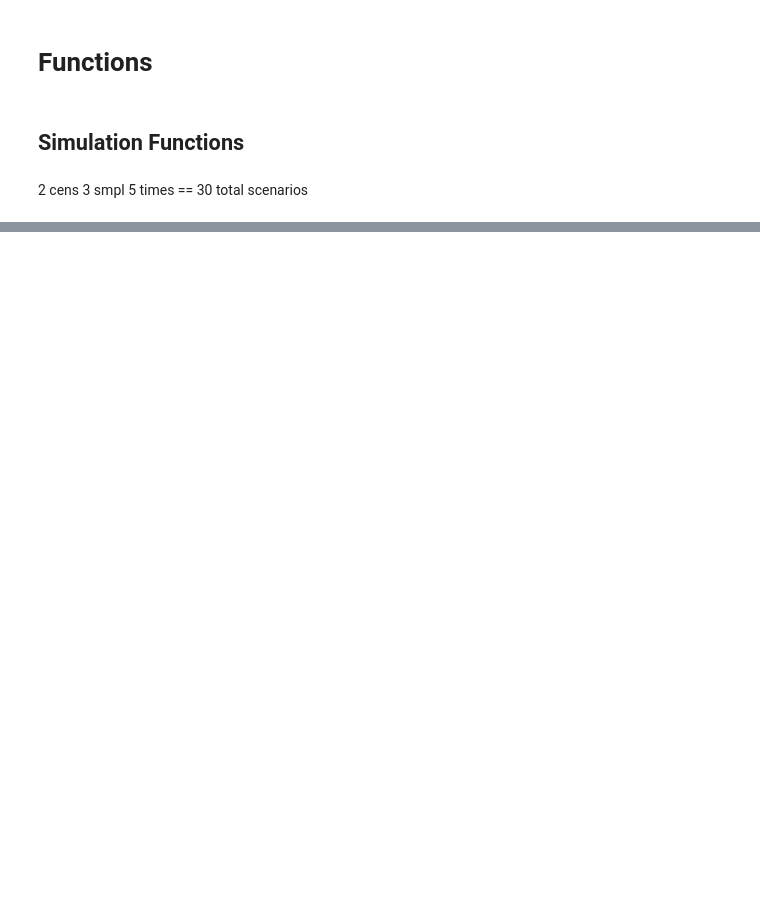
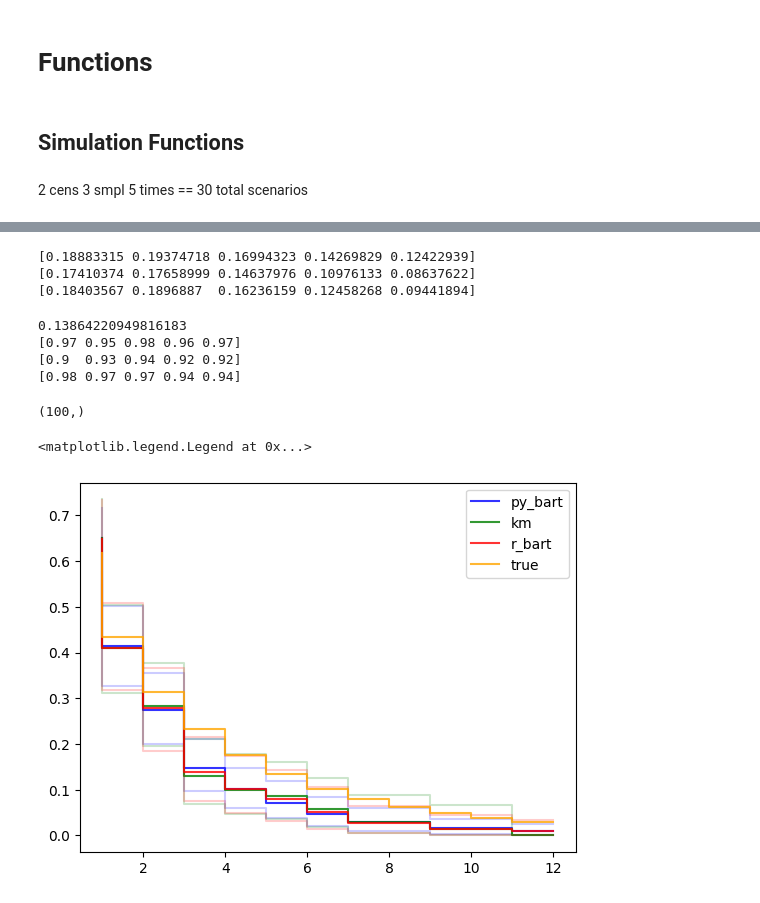
Before and after one commit to CDCgov/BART-Survival, a Jupyter notebook: notebook/functions1.ipynb, the cells around one changed output, grey strips where cells are left out. Cells and saved outputs as stored; diff of their text form; code cells hidden in the pictures; blank space fills up the shorter version.

```diff
--- a/notebook/functions1.ipynb
+++ b/notebook/functions1.ipynb
@@ -21,17 +32,12 @@ rng = np.random.default_rng(99)
 # %%
-x_mat = sm.get_x_matrix(
-    N = 100,
-    x_vars = 1,
-    VAR_CLASS=[2],
-    VAR_PROB=[1]
-)
-event_dict, sv_true, sv_scale_true = sm.simulate_survival(
-    x_mat = x_mat,
-    scale_f="2.5*x_mat[:,0]",
-    shape_f=".8",
-    cens_scale=2,
-    rng = rng
-)
-
-print(event_dict["cens_percentage"])
-event_dict["status"][event_dict["status"]==0].shape[0]/event_dict["status"].shape[0]
+# cns = []
+# for i in range(0,1000):
+#     event_dict, sv_true, sv_scale_true = sm.simulate_survival(
+#         x_mat = x_mat,
+#         scale_f="2.5*x_mat[:,0]",
+#         shape_f=".8",
+#         cens_scale=3.3,
+#         rng = rng
+#     )
+#     # print(event_dict["cens_percentage"])
+#     cns.append(event_dict["status"][event_dict["status"]==0].shape[0]/event_dict["status"].shape[0])
@@ -44,0 +347,45 @@ cens mean 5.51
+# %%
+print(np.array(k_ci_l_lst).mean(0))
+print(np.array(pb_ci_l_lst).mean(0))
+print(np.array(r_ci_l_lst).mean(0))
+# %% [output]
+[0.18883315 0.19374718 0.16994323 0.14269829 0.12422939]
+[0.17410374 0.17658999 0.14637976 0.10976133 0.08637622]
+[0.18403567 0.1896887  0.16236159 0.12458268 0.09441894]
+# %%
+
+
+
+print(np.array(k_cov_lst).sum(0)/100)
+print(np.array(pb_cov_lst).sum(0)/100)
+print(np.array(r_cov_lst).sum(0)/100)
+
+# np.array(qnt_t_lst).mean(0)
+print(np.array(cens_perc_lst).shape)
+# print(np.array(pb_rmse_lst).mean(0))
+# print(np.array(r_rmse_lst).mean(0))
+# %% [output]
+0.13864220949816183
+[0.97 0.95 0.98 0.96 0.97]
+[0.9  0.93 0.94 0.92 0.92]
+[0.98 0.97 0.97 0.94 0.94]
+(100,)
+# %%
+
+# ttt = np.arange(1, svv.shape[0]+1)
+ttt = uniq_t
+plt.step(ttt,pb_sv_m, color = "blue", alpha=0.8, label = "py_bart")
+plt.step(ttt, pb_sv_q[0,:], color="blue", alpha=0.2,)
+plt.step(ttt, pb_sv_q[1,:], color="blue", alpha=0.2)
+plt.step(ttt, k_sv_m, color="green", alpha=0.8, label="km")
+plt.step(ttt, k_sv_q[0,:], color="green", alpha=0.2)
+plt.step(ttt, k_sv_q[1,:], color="green", alpha=0.2)
+plt.step(ttt, r_sv_m, color = "red", alpha=0.8, label="r_bart")
+plt.step(ttt, r_sv_q[0,:], color = "red", alpha=0.2)
+plt.step(ttt, r_sv_q[1,:], color = "red", alpha=0.2)
+
+plt.step(sv_true["true_times"], sv_true["sv_true"].mean(0), color = "orange", alpha=0.8, label="true")
+plt.legend()
+# %% [output]
+<matplotlib.legend.Legend at 0x...>
+[figure, added]
```
Also changed, not shown: parts of 14 cells of this notebook, 11 other files.
